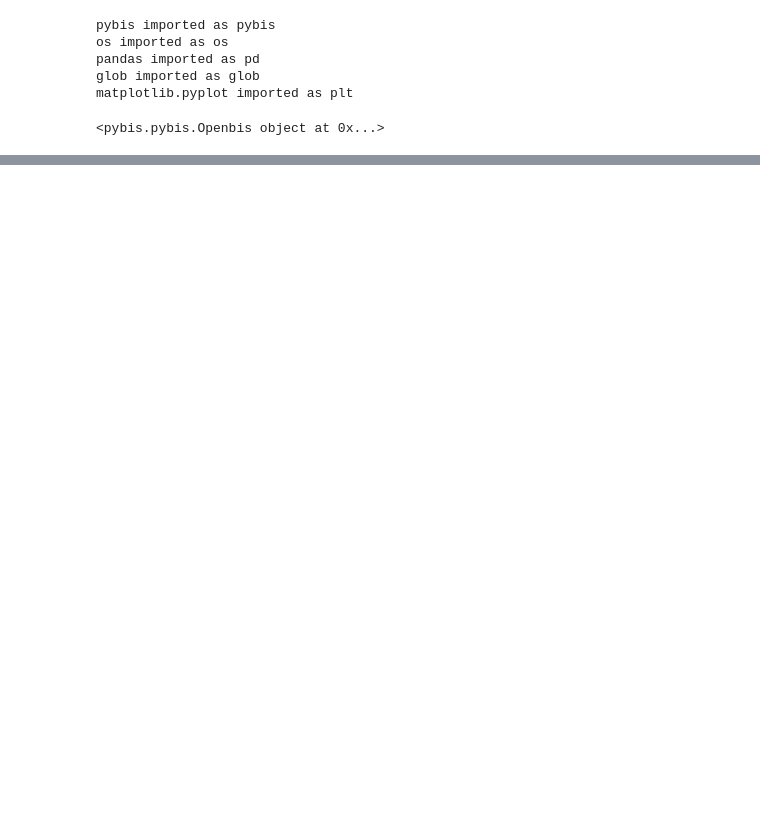
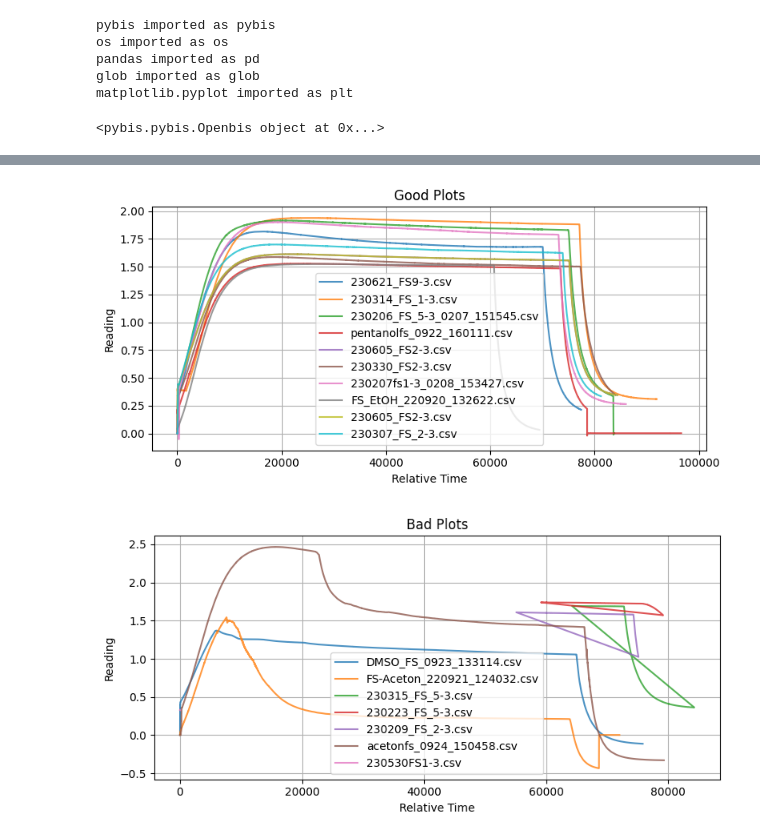
Before and after one commit to empa-scientific-it/openbis-renku, a Jupyter notebook: openBIS-Conenction.ipynb, the cells around one changed output, grey strips where cells are left out. Saved outputs shown, nothing was run; the diff lists cells and outputs as text; code cells hidden in the pictures; blank space fills up the shorter version.

```diff
--- a/openBIS-Conenction.ipynb
+++ b/openBIS-Conenction.ipynb
@@ -184,0 +226,46 @@ for filepath in file_list:
+# %%
+#read text files, clean the names
+with open("successful.txt") as f:
+    successful_filenames = [line.strip() for line in f]  # removes whitespace and newlines
+with open("unsuccessful.txt") as f:
+    unsuccessful_filenames = [line.strip() for line in f]
+
+successful_list = [f for f in file_list if os.path.basename(f) in successful_filenames]
+
+unsuccessful_list  = [f for f in file_list if os.path.basename(f) in unsuccessful_filenames]
+# %%
+#define the plot: could be done in a funciton
+
+def plot_group(file_list, title):
+    plt.figure(figsize=(8,4))  # One figure for the whole group
+    for filepath in file_list:
+        try:
+            # Read CSV or Excel
+            if filepath.lower().endswith(".csv"):
+                df = pd.read_csv(filepath, sep=',', skiprows=8)  # adjust skiprows if needed
+            else:
+                df = pd.read_excel(filepath)
+
+            # Plot line with filename as label
+            label = os.path.basename(filepath)
+            plt.plot(df["Relative Time"], df["Reading"], label=label, alpha=0.8)
+
+        except Exception as e:
+            print(f"❌ Error processing {filepath}: {e}")
+
+    plt.title(title)
+    plt.xlabel("Relative Time")
+    plt.ylabel("Reading")
+    plt.legend(loc='lower center')
+    plt.grid(True)
+    plt.tight_layout()
+    plt.show()
+# %%
+# Combined plot for successful files
+plot_group(successful_list, "Good Plots")
+
+# Combined plot for unsuccessful files
+plot_group(unsuccessful_list, "Bad Plots")
+# %% [output]
+[figure, added]
+[figure, added]
```
Also changed, not shown: parts of 12 cells of this notebook, 4 other files.
